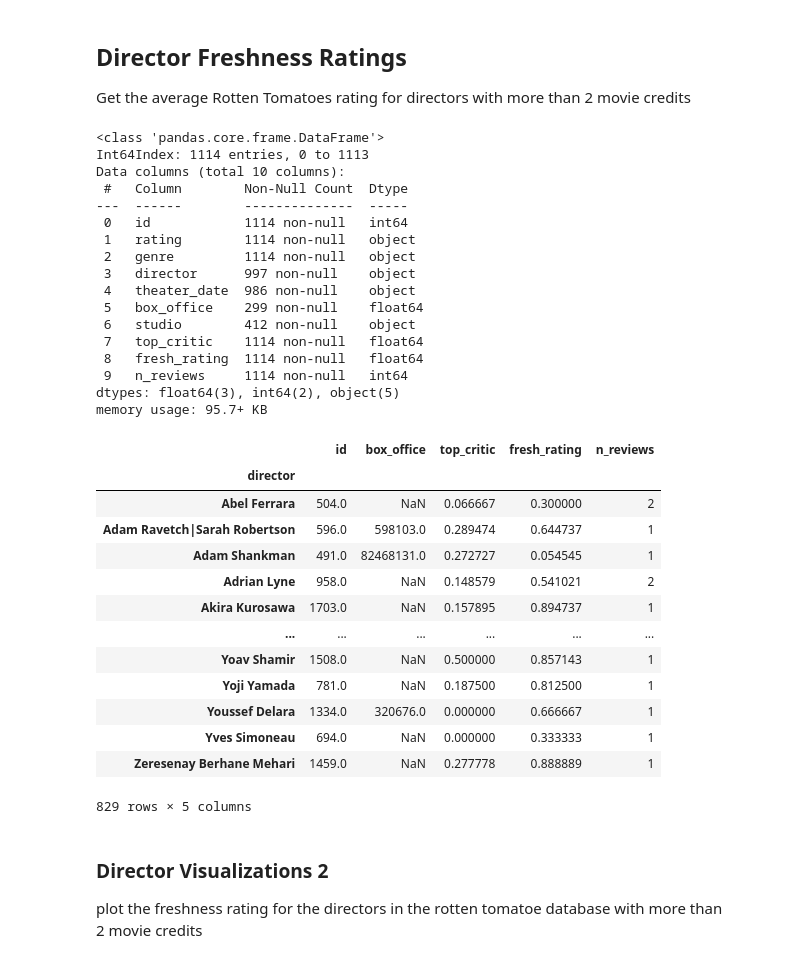
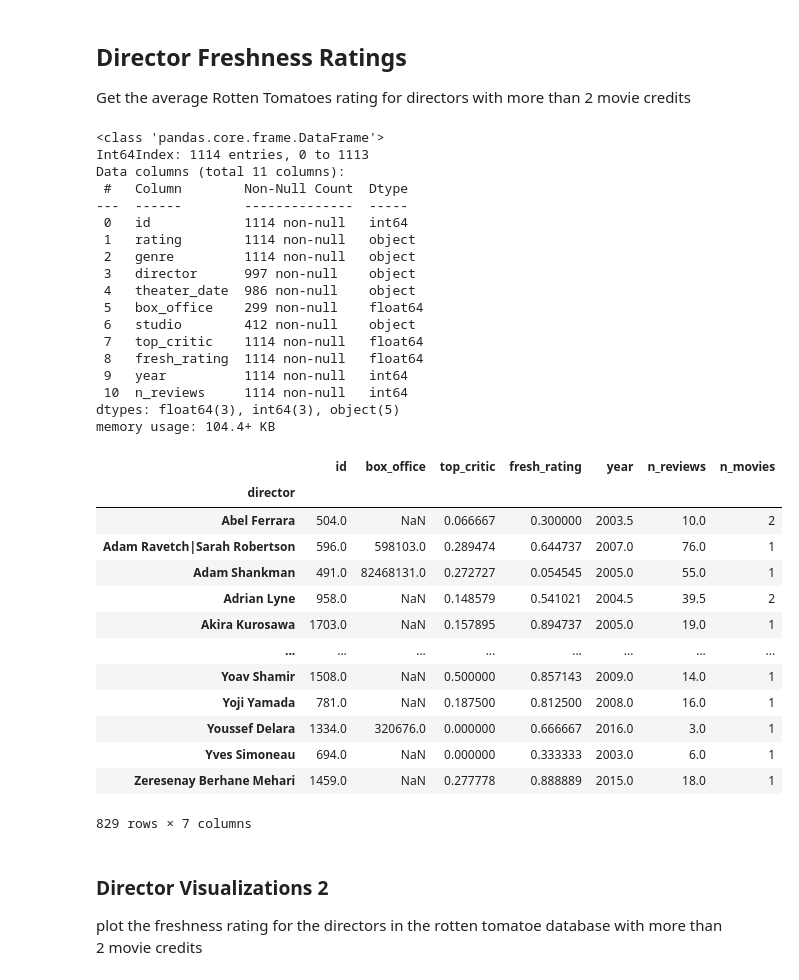
Before and after one commit to abigailjcampbell/dsc-phase-2-project-v3, a Jupyter notebook: data_analysis.ipynb, the cells around one changed output. Saved outputs shown, nothing was run; the diff lists cells and outputs as text; code cells hidden in the pictures.

Commit message:
linear regression for rotten tomato review data

```diff
--- a/data_analysis.ipynb
+++ b/data_analysis.ipynb
@@ -94,6 +94,9 @@ reviews['fresh_rating'] = reviews['fresh'].map(lambda x: 0 if 'rotten' in x else
 # remove all rows with no rating
 reviews = reviews.dropna(axis=0, subset=['rating'])
 
-reviews.info()
+# create a release year row
+reviews['year'] = reviews['date'].map(lambda x: int(x[-4:]))
+
+reviews.head()
 # reviews['fresh_rating'].value_counts()
 # %% [output]
@@ -513,6 +506,7 @@ Get the average Rotten Tomatoes rating for directors with more than 2 movie cred
 avg_fresh_rating_df = reviews.groupby('id').mean()
 sum_fresh_rating_df = reviews.groupby('id').count()
 avg_fresh_rating_df['n_reviews'] = sum_fresh_rating_df['fresh_rating']
+avg_fresh_rating_df['year'] = avg_fresh_rating_df['year'].astype(int)
 
 # combine the freshness rating with the rotten tomatoes movie info db
 rt_movie_fresh_df = movie_info.merge(avg_fresh_rating_df, left_on='id', right_on='id')
@@ -520,7 +514,7 @@ rt_movie_fresh_df.info()
 # %% [output]
 <class 'pandas.core.frame.DataFrame'>
 Int64Index: 1114 entries, 0 to 1113
-Data columns (total 10 columns):
+Data columns (total 11 columns):
  #   Column        Non-Null Count  Dtype
 ---  ------        --------------  -----
  0   id            1114 non-null   int64
@@ -532,29 +526,30 @@ Data columns (total 10 columns):
  6   studio        412 non-null    object
  7   top_critic    1114 non-null   float64
  8   fresh_rating  1114 non-null   float64
- 9   n_reviews     1114 non-null   int64
-dtypes: float64(3), int64(2), object(5)
-memory usage: 95.7+ KB
+ 9   year          1114 non-null   int64
+ 10  n_reviews     1114 non-null   int64
+dtypes: float64(3), int64(3), object(5)
+memory usage: 104.4+ KB
 # %%
 # group by directors to get the average freshness rating for each director
 fresh_directors = rt_movie_fresh_df.groupby('director').mean()
 sum_fresh_directors = rt_movie_fresh_df.groupby('director').count()
-fresh_directors['n_reviews'] = sum_fresh_directors['fresh_rating']
+fresh_directors['n_movies'] = sum_fresh_directors['fresh_rating']
 fresh_directors
 # %% [output]
-|  | id | box_office | top_critic | fresh_rating | n_reviews |
-| director |  |  |  |  |  |
-| Abel Ferrara | 504.0 | NaN | 0.066667 | 0.300000 | 2 |
-| Adam Ravetch|Sarah Robertson | 596.0 | 598103.0 | 0.289474 | 0.644737 | 1 |
-| Adam Shankman | 491.0 | 82468131.0 | 0.272727 | 0.054545 | 1 |
-| Adrian Lyne | 958.0 | NaN | 0.148579 | 0.541021 | 2 |
-| Akira Kurosawa | 1703.0 | NaN | 0.157895 | 0.894737 | 1 |
-| ... | ... | ... | ... | ... | ... |
-| Yoav Shamir | 1508.0 | NaN | 0.500000 | 0.857143 | 1 |
-| Yoji Yamada | 781.0 | NaN | 0.187500 | 0.812500 | 1 |
-| Youssef Delara | 1334.0 | 320676.0 | 0.000000 | 0.666667 | 1 |
-| Yves Simoneau | 694.0 | NaN | 0.000000 | 0.333333 | 1 |
-| Zeresenay Berhane Mehari | 1459.0 | NaN | 0.277778 | 0.888889 | 1 |
+|  | id | box_office | top_critic | fresh_rating | year | n_reviews | n_movies |
+| director |  |  |  |  |  |  |  |
+| Abel Ferrara | 504.0 | NaN | 0.066667 | 0.300000 | 2003.5 | 10.0 | 2 |
+| Adam Ravetch|Sarah Robertson | 596.0 | 598103.0 | 0.289474 | 0.644737 | 2007.0 | 76.0 | 1 |
+| Adam Shankman | 491.0 | 82468131.0 | 0.272727 | 0.054545 | 2005.0 | 55.0 | 1 |
+| Adrian Lyne | 958.0 | NaN | 0.148579 | 0.541021 | 2004.5 | 39.5 | 2 |
+| Akira Kurosawa | 1703.0 | NaN | 0.157895 | 0.894737 | 2005.0 | 19.0 | 1 |
+| ... | ... | ... | ... | ... | ... | ... | ... |
+| Yoav Shamir | 1508.0 | NaN | 0.500000 | 0.857143 | 2009.0 | 14.0 | 1 |
+| Yoji Yamada | 781.0 | NaN | 0.187500 | 0.812500 | 2008.0 | 16.0 | 1 |
+| Youssef Delara | 1334.0 | 320676.0 | 0.000000 | 0.666667 | 2016.0 | 3.0 | 1 |
+| Yves Simoneau | 694.0 | NaN | 0.000000 | 0.333333 | 2003.0 | 6.0 | 1 |
+| Zeresenay Berhane Mehari | 1459.0 | NaN | 0.277778 | 0.888889 | 2015.0 | 18.0 | 1 |
-829 rows × 5 columns
+829 rows × 7 columns
 # %%
 # filter out directors with less than 3 movies
```
Also changed, not shown: parts of 26 cells of this notebook.
